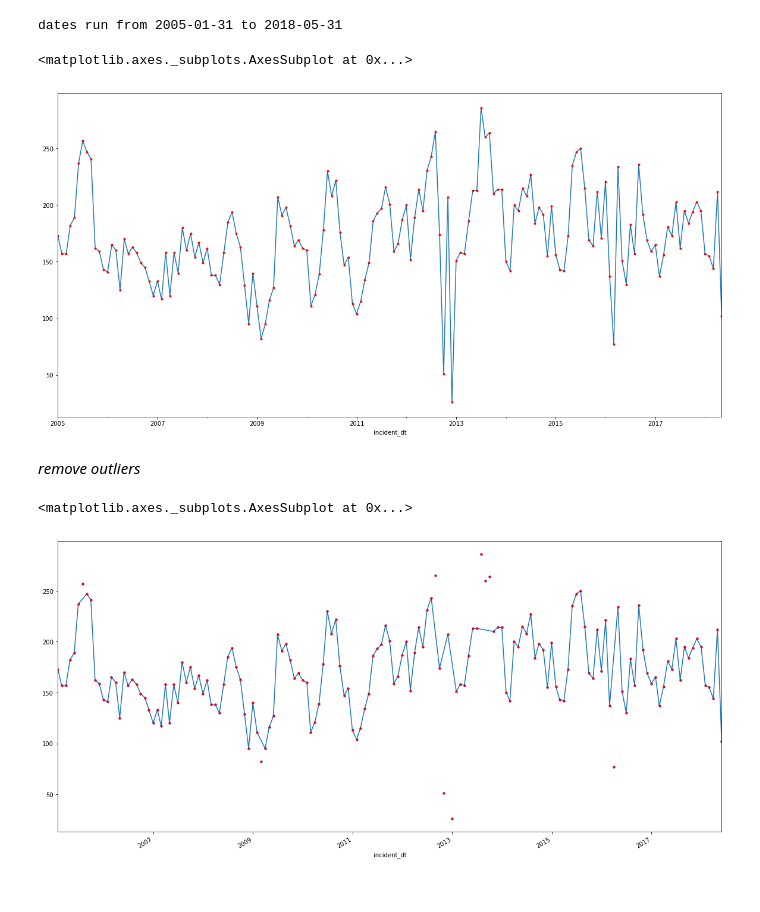
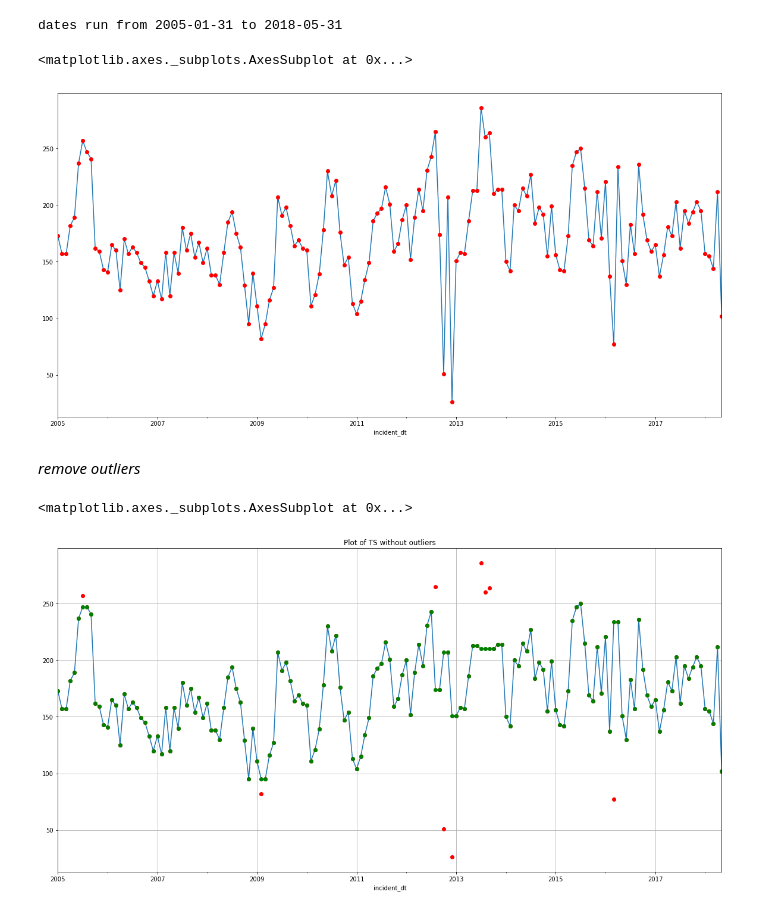
Before and after one commit to lotusflyer/ash_pub_safety, a Jupyter notebook: seasonal_effects.ipynb, the cells around one changed output. Saved outputs shown, nothing was run; the diff lists cells and outputs as text; code cells hidden in the pictures.

```diff
--- a/seasonal_effects.ipynb
+++ b/seasonal_effects.ipynb
@@ -52,23 +57,25 @@ print("dates run from {} to {}".format(X.index[0].date(), X.index[-1].date()))
 dates run from 2005-01-31 to 2018-05-31
 # %%
 X.plot()
-X.plot(style='r.')
+X.plot(style='ro')
 # %% [output]
 <matplotlib.axes._subplots.AxesSubplot at 0x...>
-[figure, old version]
+[figure, new version]
 # %% [markdown]
 _remove outliers_
 # %%
 m = X.mean()
 sd = X.std()
+# %%
+cut = 2 # number of sd to cut at
 # %%
-X2 = pd.Series(X).where(lambda x : x > m - 2 * sd).dropna()
+X2 = pd.Series(X).where(lambda x : x > m - cut * sd).fillna(method='bfill')
 # %%
-X2 = pd.Series(X2).where(lambda x : x < m + 2 * sd).dropna()
+X2 = pd.Series(X2).where(lambda x : x < m + cut * sd).fillna(method='bfill')
 # %%
-X2.plot()
-X.plot(style='b.')
-X.plot(style='r.')
+X2.plot(title='Plot of TS without outliers')
+X.plot(style='ro')
+X2.plot(style='go', grid=True)
 # %% [output]
 <matplotlib.axes._subplots.AxesSubplot at 0x...>
-[figure, old version]
+[figure, new version]
```
Also changed, not shown: parts of 27 cells of this notebook.
